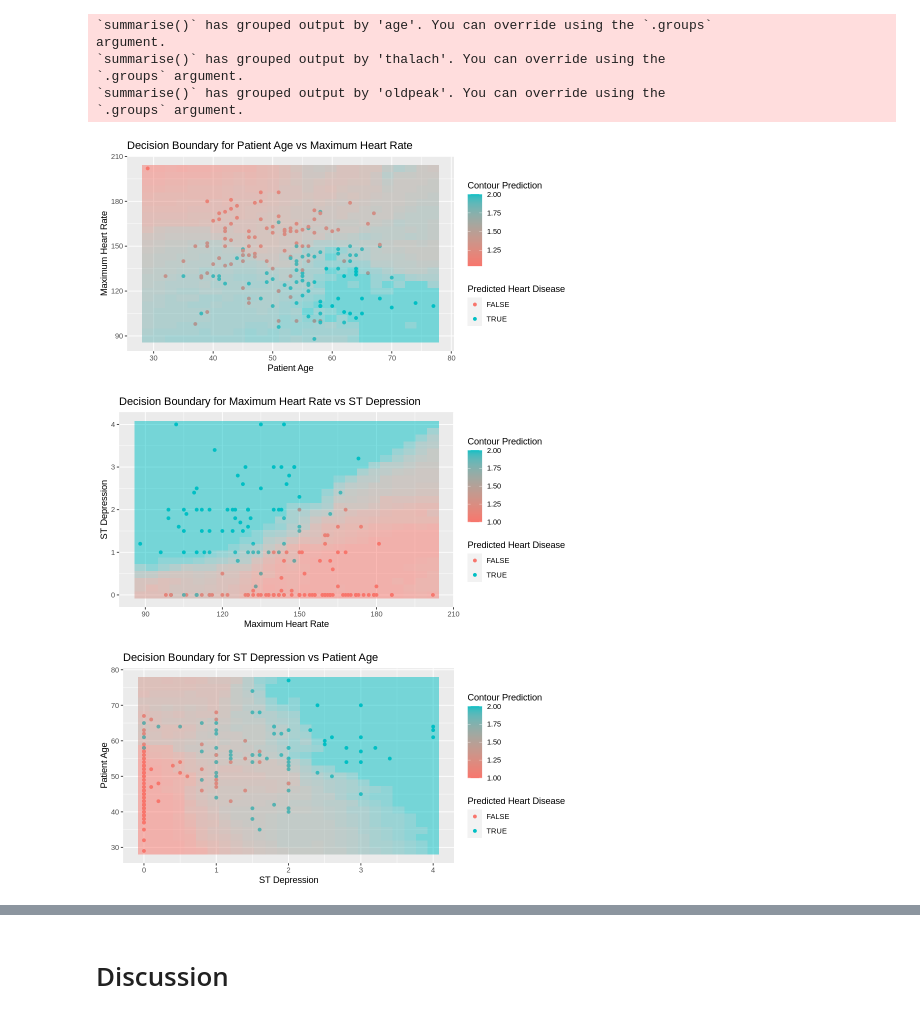
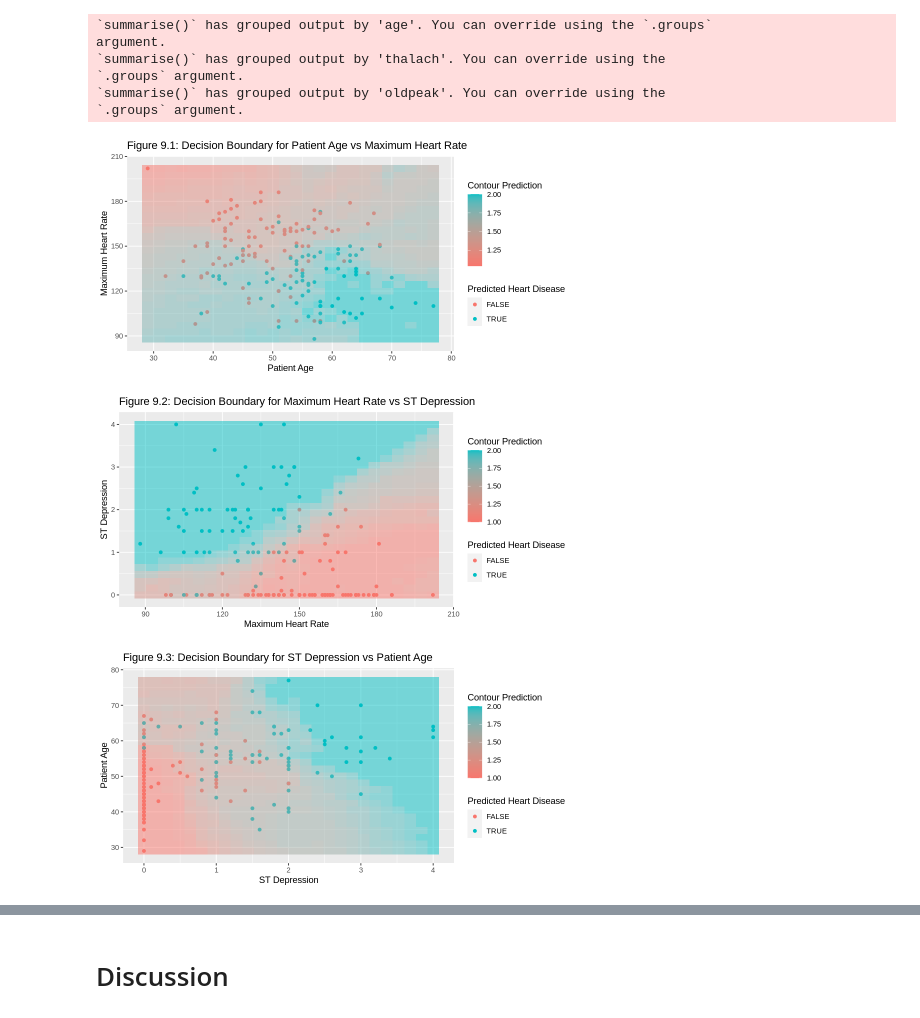
Before and after one commit to EdwardJXLi/DSCI-100-group-project, a Jupyter notebook: HeartDiseasePrediction.ipynb, the cells around one changed output, grey strips where cells are left out. Cells and saved outputs as stored; diff of their text form; code cells hidden in the pictures.

```diff
--- a/HeartDiseasePrediction.ipynb
+++ b/HeartDiseasePrediction.ipynb
@@ -464,41 +530,41 @@ age_thalach_plot <- ggplot() +
     geom_tile(data = grid_pred.age_thalach, aes(x = age, y = thalach, fill = grid_pred), alpha = .5) +
     scale_fill_gradient(low = "#f8766d", high = "#00bfc4") +
     labs(x = "Patient Age", y = "Maximum Heart Rate", color = "Predicted Heart Disease", fill = "Contour Prediction") +
-    labs(title = "Decision Boundary for Patient Age vs Maximum Heart Rate")
+    labs(title = "Figure 9.1: Decision Boundary for Patient Age vs Maximum Heart Rate")
 
 age_thalach_plot
 
 thalach_oldpeak_plot <- ggplot() +
     geom_point(data = heart_predictions, aes(x = thalach, y = oldpeak, color = .pred_class)) +
     geom_tile(data = grid_pred.thalach_oldpeak, aes(x = thalach, y = oldpeak, fill = grid_pred), alpha = .5) +
     scale_fill_gradient(low = "#f8766d", high = "#00bfc4") +
     labs(x = "Maximum Heart Rate", y = "ST Depression", color = "Predicted Heart Disease", fill = "Contour Prediction") +
-    labs(title = "Decision Boundary for Maximum Heart Rate vs ST Depression")
+    labs(title = "Figure 9.2: Decision Boundary for Maximum Heart Rate vs ST Depression")
 
 thalach_oldpeak_plot
 
 oldpeak_age_plot <- ggplot() +
     geom_point(data = heart_predictions, aes(x = oldpeak, y = age, color = .pred_class)) +
     geom_tile(data = grid_pred.oldpeak_age, aes(x = oldpeak, y = age, fill = grid_pred), alpha = .5) +
     scale_fill_gradient(low = "#f8766d", high = "#00bfc4") +
     labs(x = "ST Depression", y = "Patient Age", color = "Predicted Heart Disease", fill = "Contour Prediction") +
-    labs(title = "Decision Boundary for ST Depression vs Patient Age")
+    labs(title = "Figure 9.3: Decision Boundary for ST Depression vs Patient Age")
 
 oldpeak_age_plot
 
 # Temporary code for now in case we need to revert
 
 # age_thalach_plot <- heart_predictions |>
 #     ggplot(aes(x = age, y = thalach, color = .pred_class)) +
 #     geom_point() +
 #     labs(x = "Patient Age", y = "Maximum Heart Rate", color = "Predicted Heart Disease")
 
 # ggplot(grid_predictions_age_thalach, aes(x = age, y = thalach, fill = pred)) +
 #   geom_tile() +
 #   labs(title = "Decision Boundary for Logistic Regression Model")
 
 # age_thalach_plot
 # %% [output]
-[figure, old version]
+[figure, new version]
-[figure, old version]
+[figure, new version]
-[figure, old version]
+[figure, new version]
```
Also changed, not shown: parts of 12 cells of this notebook.
